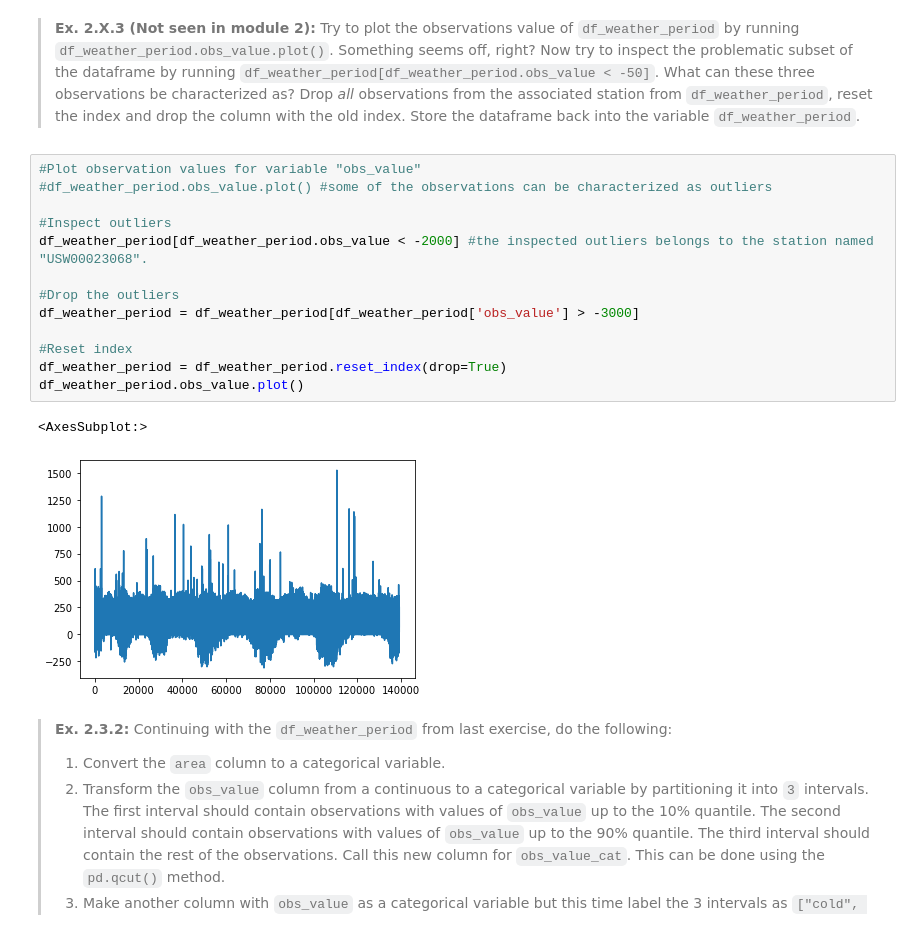
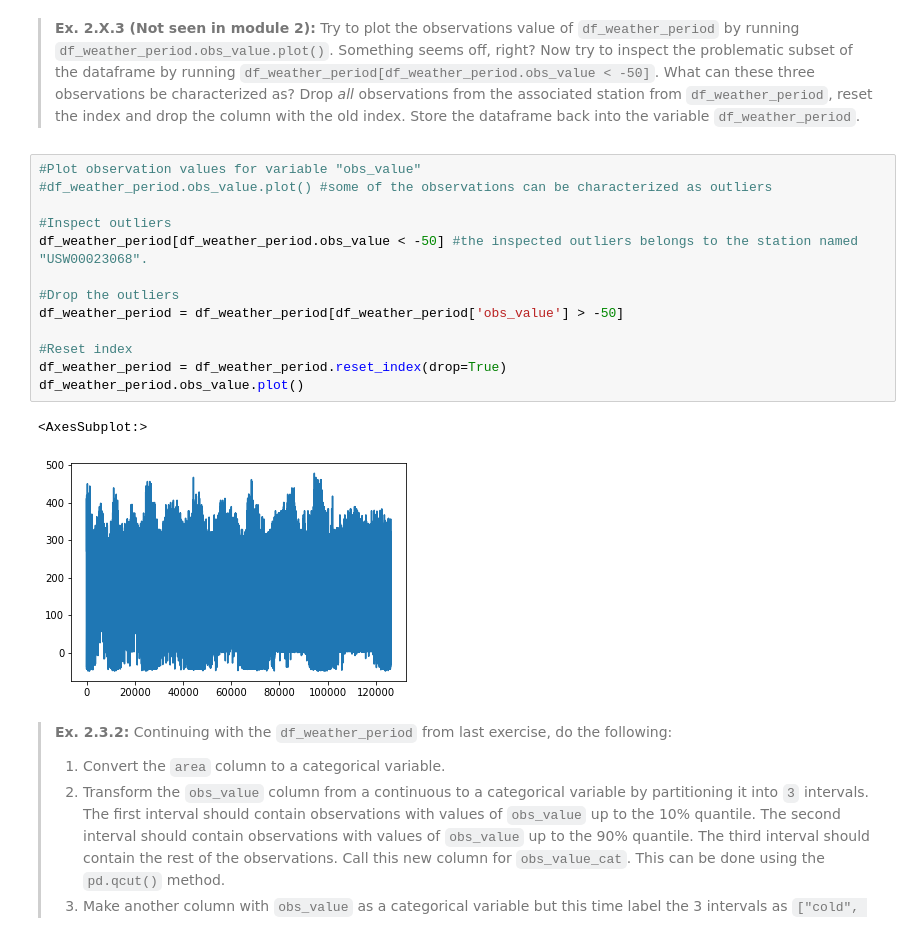
Before and after one commit to txg194/Qwe, a Jupyter notebook: Assignment 1/assignment_1.ipynb, the cells around one changed output. Saved outputs shown, nothing was run; the diff lists cells and outputs as text.

```diff
--- a/Assignment 1/assignment_1.ipynb
+++ b/Assignment 1/assignment_1.ipynb
@@ -154,19 +154,19 @@ df_weather_period.head()
 # %%
 #Plot observation values for variable "obs_value"
 #df_weather_period.obs_value.plot() #some of the observations can be characterized as outliers
 
 #Inspect outliers
-df_weather_period[df_weather_period.obs_value < -2000] #the inspected outliers belongs to the station named "USW00023068".
+df_weather_period[df_weather_period.obs_value < -50] #the inspected outliers belongs to the station named "USW00023068".
 
 #Drop the outliers
-df_weather_period = df_weather_period[df_weather_period['obs_value'] > -3000]
+df_weather_period = df_weather_period[df_weather_period['obs_value'] > -50]
 
 #Reset index
 df_weather_period = df_weather_period.reset_index(drop=True)
 df_weather_period.obs_value.plot()
 # %% [output]
 <AxesSubplot:>
-[figure, old version]
+[figure, new version]
 # %% [markdown]
 > **Ex. 2.3.2:**
 Continuing with the `df_weather_period` from last exercise, do the following:
```
Also changed, not shown: parts of 1 cell of this notebook.
